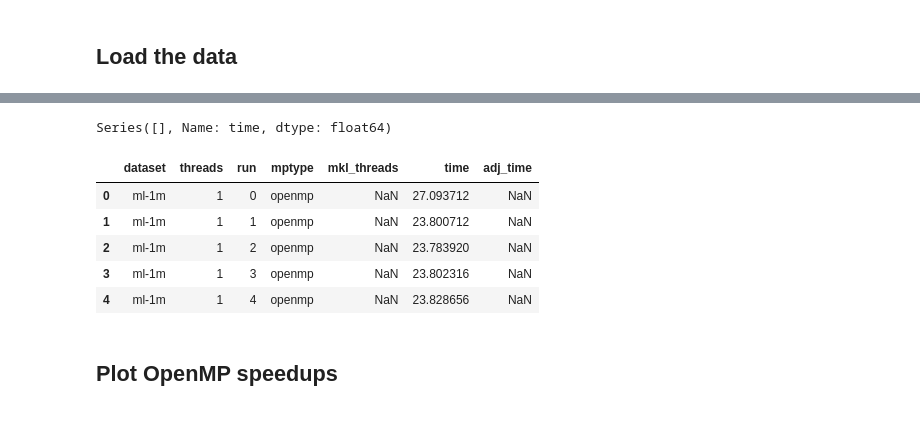
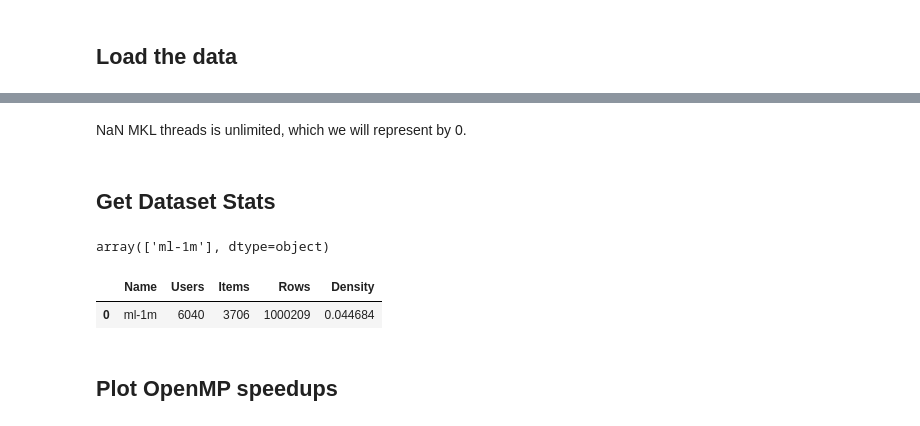
Before and after one commit to lenskit/lk-test-evals, a Jupyter notebook: Scaling.ipynb, the cells around one changed output, grey strips where cells are left out. Cells and saved outputs as stored; diff of their text form; code cells hidden in the pictures.

Commit message:
update scaling stats

```diff
--- a/Scaling.ipynb
+++ b/Scaling.ipynb
@@ -53,17 +25,11 @@ Name: time, dtype: float64
-# %%
-mean_seq = seq_time.groupby('dataset').time.mean()
-mean_seq
-# %% [output]
-Series([], Name: time, dtype: float64)
-# %%
-omp_time = omp_time.set_index(['dataset', 'threads', 'run']).assign(adj_time = lambda df: mean_seq / df.time).reset_index()
-omp_time.head()
-# %% [output]
-|  | dataset | threads | run | mptype | mkl_threads | time | adj_time |
-| 0 | ml-1m | 1 | 0 | openmp | NaN | 27.093712 | NaN |
-| 1 | ml-1m | 1 | 1 | openmp | NaN | 23.800712 | NaN |
-| 2 | ml-1m | 1 | 2 | openmp | NaN | 23.783920 | NaN |
-| 3 | ml-1m | 1 | 3 | openmp | NaN | 23.802316 | NaN |
-| 4 | ml-1m | 1 | 4 | openmp | NaN | 23.828656 | NaN |
+# %% [markdown]
+NaN MKL threads is unlimited, which we will represent by 0.
 # %%
-omp_time.loc[omp_time.mkl_threads.isna(), 'mkl_threads'] = 0
+timings.loc[timings.mkl_threads.isna(), 'mkl_threads'] = 0
+# %% [markdown]
+## Get Dataset Stats
+# %%
+ds_names = timings.dataset.unique()
+ds_names
+# %% [output]
+array(['ml-1m'], dtype=object)
@@ -70,3 +38,22 @@ omp_time.loc[omp_time.mkl_threads.isna(), 'mkl_threads'] = 0
+# %%
+def ds_info(name):
+    dfn = getattr(datasets, name.replace('-', '_'))
+    data = dfn()
+    nrows = len(data)
+    nusers = data.user.nunique()
+    nitems = data.item.nunique()
+    return OrderedDict([
+        ('Name', name),
+        ('Users', nusers),
+        ('Items', nitems),
+        ('Rows', nrows)
+    ])
+ds_stats = pd.DataFrame([ds_info(n) for n in ds_names])
+ds_stats['Density'] = ds_stats.Rows / (ds_stats.Users * ds_stats.Items)
+ds_stats
+# %% [output]
+|  | Name | Users | Items | Rows | Density |
+| 0 | ml-1m | 6040 | 3706 | 1000209 | 0.044684 |
 # %% [markdown]
 ## Plot OpenMP speedups
 # %%
```
Also changed, not shown: parts of 7 cells of this notebook.
